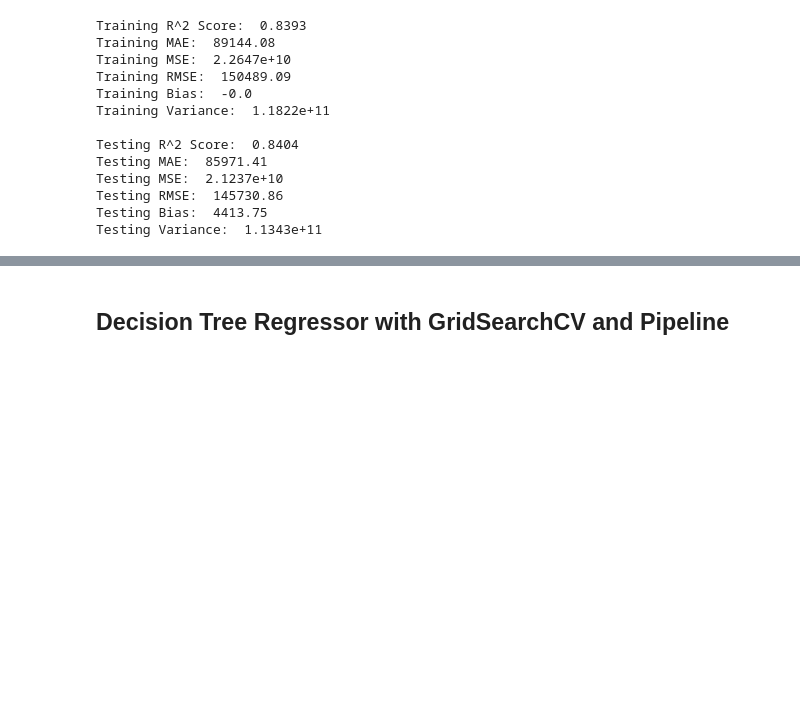
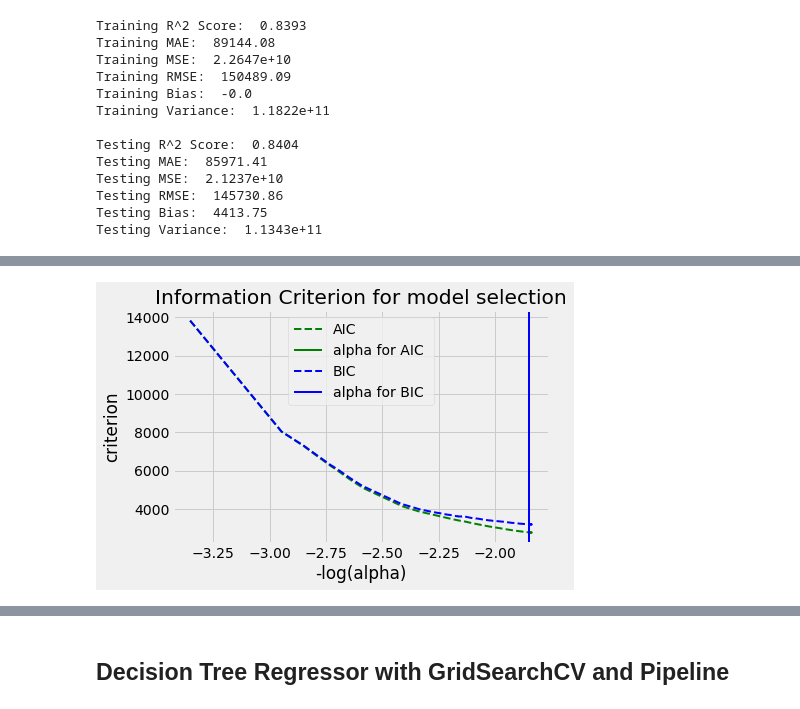
Before and after one commit to datascisteven/King-County-Housing-Price-Prediction, a Jupyter notebook: housing_modeling.ipynb, the cells around one changed output, grey strips where cells are left out. Drawn from its saved outputs; the diff is of its cells as text; code cells hidden in the pictures; blank space fills up the shorter version.

```diff
--- a/housing_modeling.ipynb
+++ b/housing_modeling.ipynb
@@ -488,7 +547,7 @@ Testing Variance:  1.1343e+11
 # %% [markdown]
 <img src="images/optimal_lasso.png">
 # %%
-lasso = Lasso(alpha=163, normalize=False)
+lasso = Lasso(alpha=16, normalize=False)
 lasso.fit(X_tr2, y_tr2)
 y_best_lasso_tr = lasso.predict(X_tr2)
 y_best_lasso_tt = lasso.predict(X_tt2)
@@ -548 +582,26 @@ Testing Variance:  1.1346e+11
+# %%
+model_bic = LassoLarsIC(criterion="bic")
+model_bic.fit(X_tr2, y_tr2)
+alpha_bic_ = model_bic.alpha_
+
+model_aic = LassoLarsIC(criterion="aic")
+model_aic.fit(X_tr2, y_tr2)
+alpha_aic_ = model_aic.alpha_
+
+def plot_ic_criterion(model, name, color):
+    alpha_ = model.alpha_
+    alphas_ = model.alphas_
+    criterion_ = model.criterion_
+    plt.plot(-np.log10(alphas_), criterion_, '--', color=color, linewidth=2, label=name)
+    plt.axvline(-np.log10(alpha_), color=color, linewidth=2, label='alpha for %s ' % name)
+    plt.xlabel('-log(alpha)')
+    plt.ylabel('criterion')
+
+plt.figure()
+plot_ic_criterion(model_aic, 'AIC', 'green')
+plot_ic_criterion(model_bic, 'BIC', 'blue')
+plt.legend()
+plt.title("Information Criterion for model selection");
+# %% [output]
+[figure, added]
 # %%
```
Also changed, not shown: parts of 19 cells of this notebook, 7 other files.
